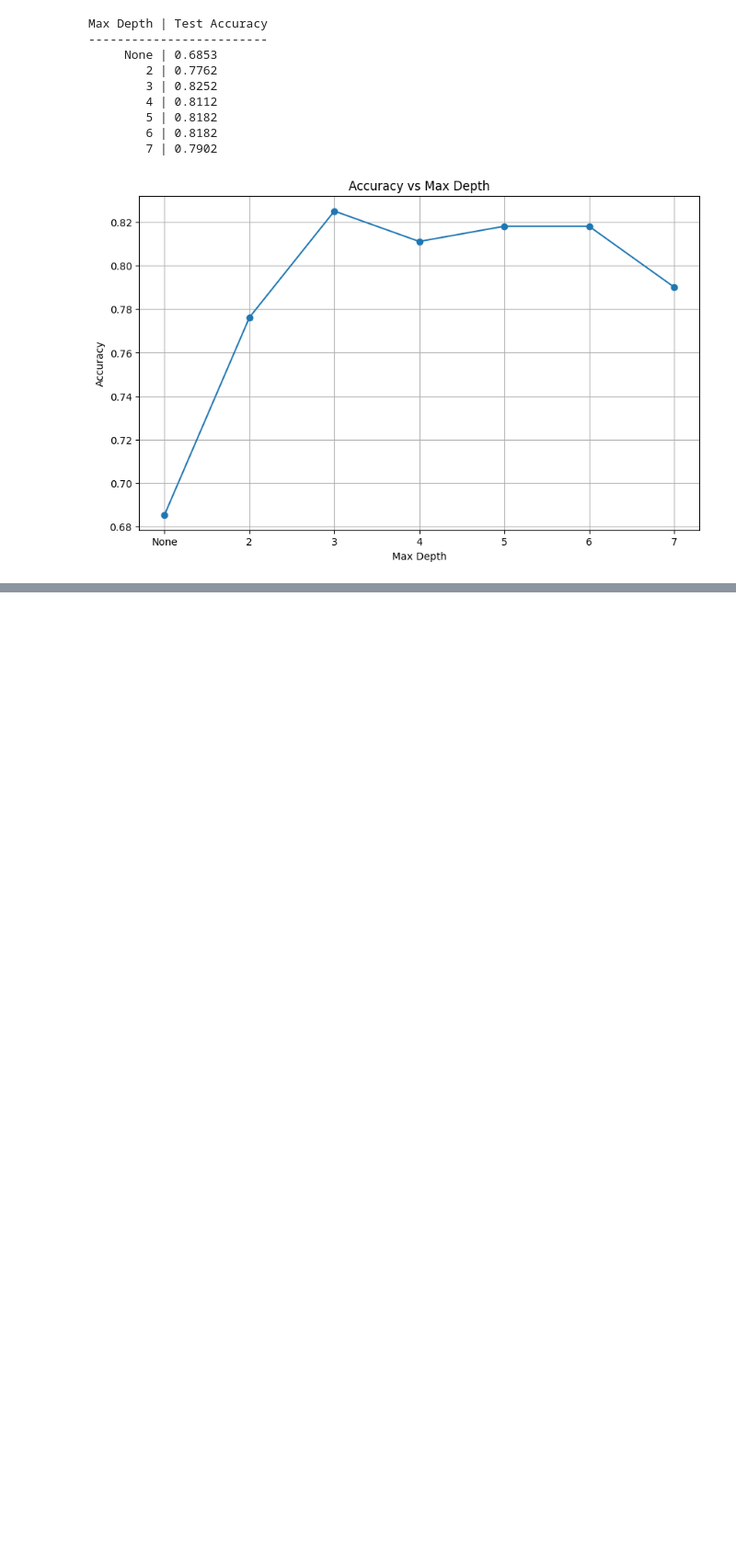
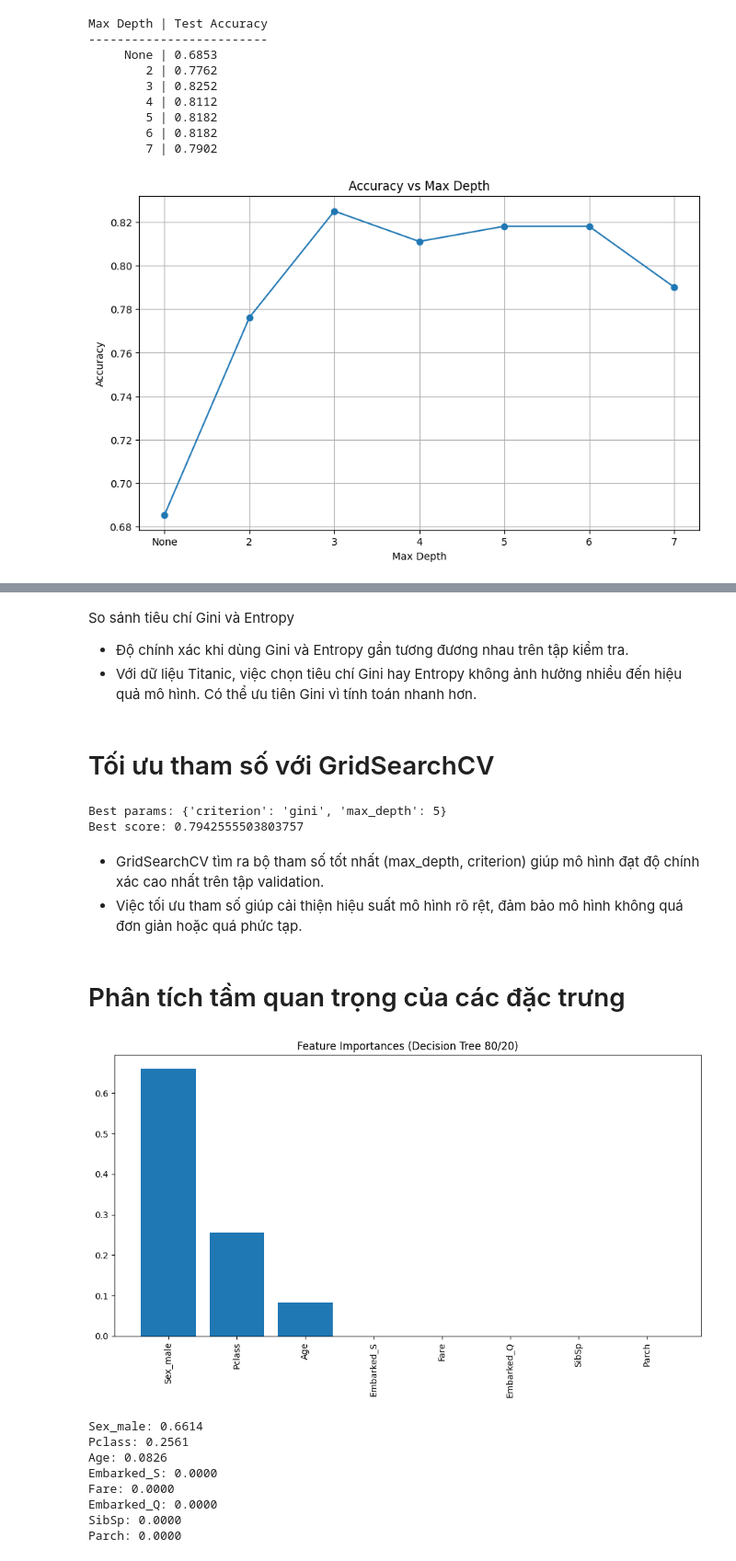
Before and after one commit to mandeotv1234/AI_Project02, a Jupyter notebook: Decision-Tree-AI-Project-main/Titanic/Titanic-Classification.ipynb, the cells around one changed output, grey strips where cells are left out. Shown at 92% size. Saved outputs shown, nothing was run; the diff lists cells and outputs as text; code cells hidden in the pictures; blank space fills up the shorter version.

Commit message:
Titanic

```diff
--- a/Decision-Tree-AI-Project-main/Titanic/Titanic-Classification.ipynb
+++ b/Decision-Tree-AI-Project-main/Titanic/Titanic-Classification.ipynb
@@ -627,0 +506,48 @@ https://machinelearningcoban.com/tabml_book/ch_model/random_forest.html<br>
+# %% [markdown]
+ So sánh tiêu chí Gini và Entropy
+- Độ chính xác khi dùng Gini và Entropy gần tương đương nhau trên tập kiểm tra.
+- Với dữ liệu Titanic, việc chọn tiêu chí Gini hay Entropy không ảnh hưởng nhiều đến hiệu quả mô hình. Có thể ưu tiên Gini vì tính toán nhanh hơn.
+# %% [markdown]
+# Tối ưu tham số với GridSearchCV
+# %%
+from sklearn.model_selection import GridSearchCV
+
+param_grid = {
+    'max_depth': [2, 3, 4, 5, 6, 7, None],
+    'criterion': ['gini', 'entropy']
+}
+grid = GridSearchCV(DecisionTreeClassifier(random_state=42), param_grid, cv=5, scoring='accuracy')
+grid.fit(features_train3, labels_train3)
+print("Best params:", grid.best_params_)
+print("Best score:", grid.best_score_)
+# %% [output]
+Best params: {'criterion': 'gini', 'max_depth': 5}
+Best score: 0.7942555503803757
+# %% [markdown]
+- GridSearchCV tìm ra bộ tham số tốt nhất (max_depth, criterion) giúp mô hình đạt độ chính xác cao nhất trên tập validation.
+- Việc tối ưu tham số giúp cải thiện hiệu suất mô hình rõ rệt, đảm bảo mô hình không quá đơn giản hoặc quá phức tạp.
+# %% [markdown]
+# Phân tích tầm quan trọng của các đặc trưng
+# %%
+importances = clf3.feature_importances_
+indices = np.argsort(importances)[::-1]
+
+plt.figure(figsize=(10,6))
+plt.title("Feature Importances (Decision Tree 80/20)")
+plt.bar(range(FEATURES.shape[1]), importances[indices])
+plt.xticks(range(FEATURES.shape[1]), FEATURES.columns[indices], rotation=90)
+plt.tight_layout()
+plt.show()
+
+for f in range(FEATURES.shape[1]):
+    print(f"{FEATURES.columns[indices[f]]}: {importances[indices[f]]:.4f}")
+# %% [output]
+[figure, added]
+Sex_male: 0.6614
+Pclass: 0.2561
+Age: 0.0826
+Embarked_S: 0.0000
+Fare: 0.0000
+Embarked_Q: 0.0000
+SibSp: 0.0000
+Parch: 0.0000
```
Also changed, not shown: parts of 51 cells of this notebook, 1 other file.
